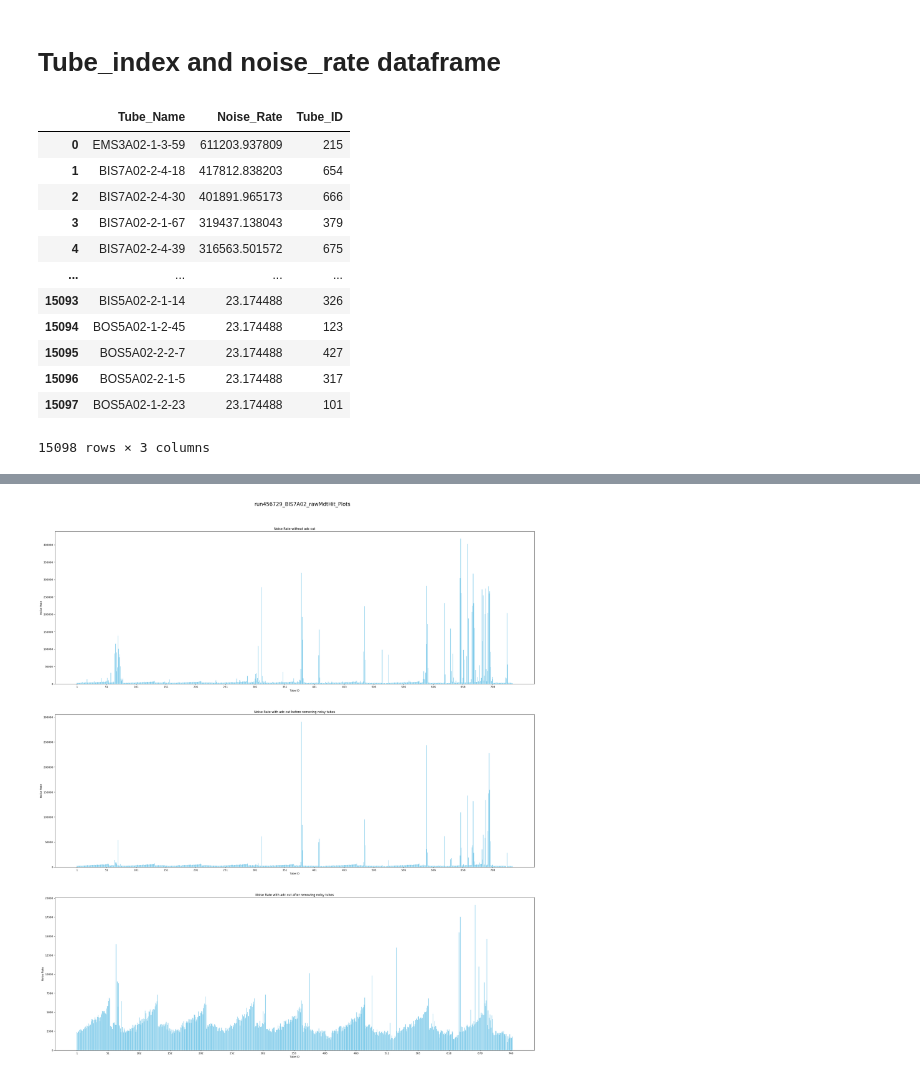
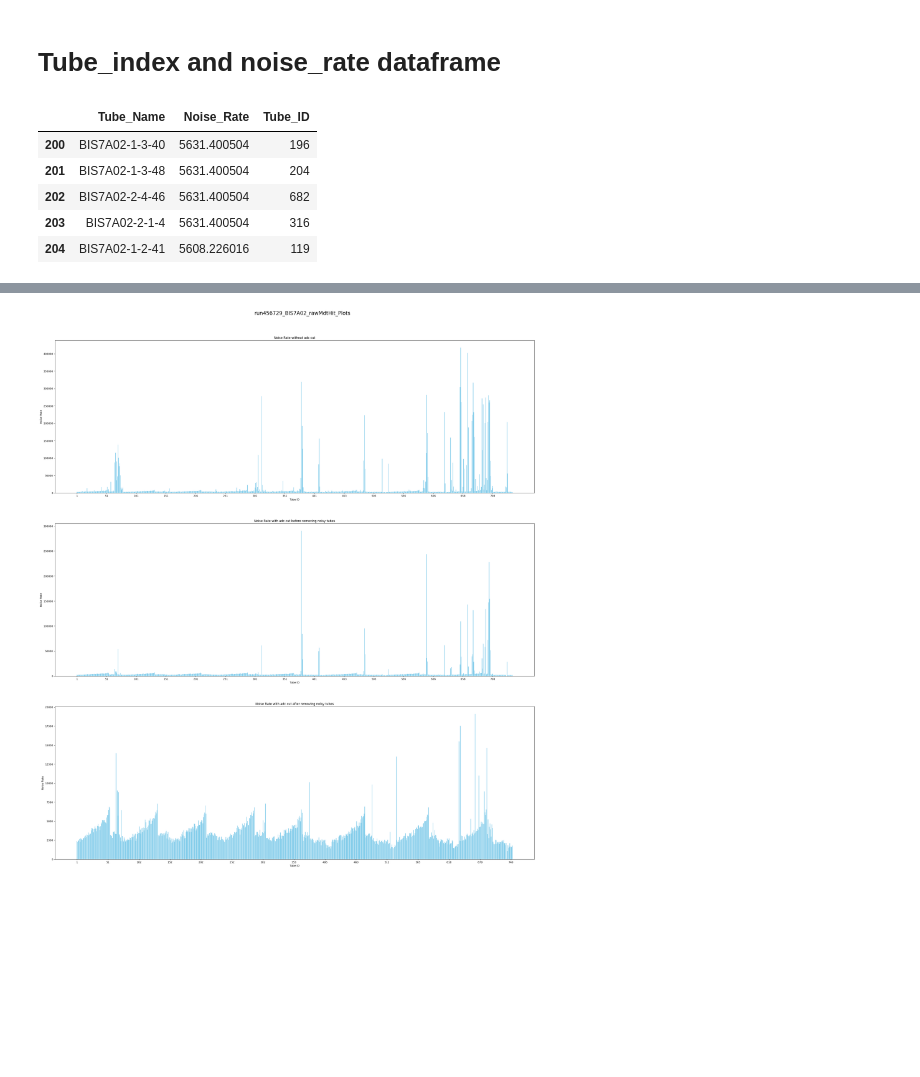
Before and after one commit to ppriyanka8/ATLAS, a Jupyter notebook: BIS7A_general.ipynb, the cells around one changed output, grey strips where cells are left out. Saved outputs shown, nothing was run; the diff lists cells and outputs as text; code cells hidden in the pictures; blank space fills up the shorter version.

Commit message:
Redefined tube hits and noise rate to include them in the same DF_OPERATING dataframe

```diff
--- a/BIS7A_general.ipynb
+++ b/BIS7A_general.ipynb
@@ -279,19 +345,12 @@ Total Event in this file is 33193
 # Tube_index and noise_rate dataframe
 # %%
 # Returns dataframe with tube id, tube name, and noise rate
-df_noise_rate=noise_rate(df_raw,OPERATING_CHAMBER)
-df_noise_rate
+df_noise_rate=noise_rate(DF_OPERATING_CHAMBER,OPERATING_CHAMBER)
+df_noise_rate[200:205]
 # %% [output]
 |  | Tube_Name | Noise_Rate | Tube_ID |
-| 0 | EMS3A02-1-3-59 | 611203.937809 | 215 |
-| 1 | BIS7A02-2-4-18 | 417812.838203 | 654 |
-| 2 | BIS7A02-2-4-30 | 401891.965173 | 666 |
-| 3 | BIS7A02-2-1-67 | 319437.138043 | 379 |
-| 4 | BIS7A02-2-4-39 | 316563.501572 | 675 |
-| ... | ... | ... | ... |
-| 15093 | BIS5A02-2-1-14 | 23.174488 | 326 |
-| 15094 | BOS5A02-1-2-45 | 23.174488 | 123 |
-| 15095 | BOS5A02-2-2-7 | 23.174488 | 427 |
-| 15096 | BOS5A02-2-1-5 | 23.174488 | 317 |
-| 15097 | BOS5A02-1-2-23 | 23.174488 | 101 |
+| 200 | BIS7A02-1-3-40 | 5631.400504 | 196 |
+| 201 | BIS7A02-1-3-48 | 5631.400504 | 204 |
+| 202 | BIS7A02-2-4-46 | 5631.400504 | 682 |
+| 203 | BIS7A02-2-1-4 | 5631.400504 | 316 |
+| 204 | BIS7A02-1-2-41 | 5608.226016 | 119 |
-15098 rows × 3 columns
```
Also changed, not shown: parts of 15 cells of this notebook.
